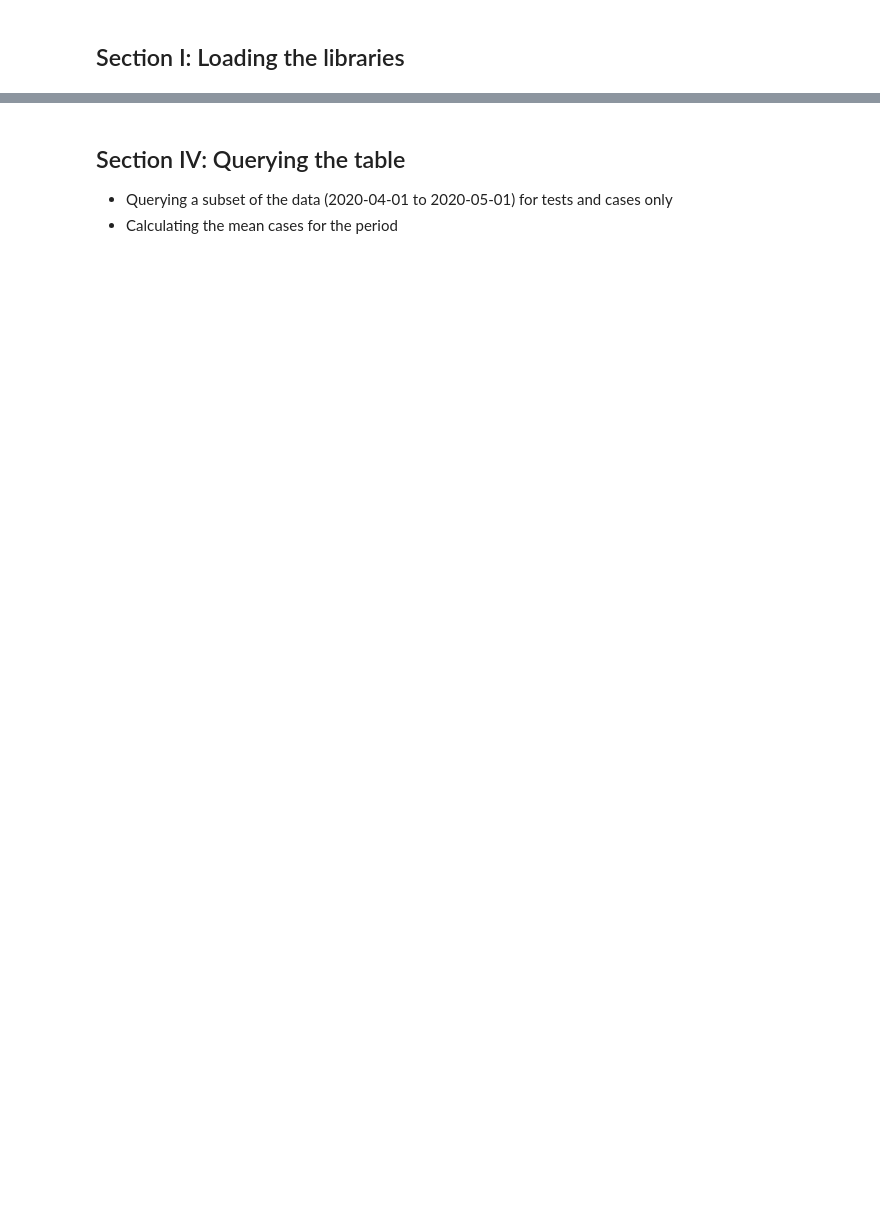
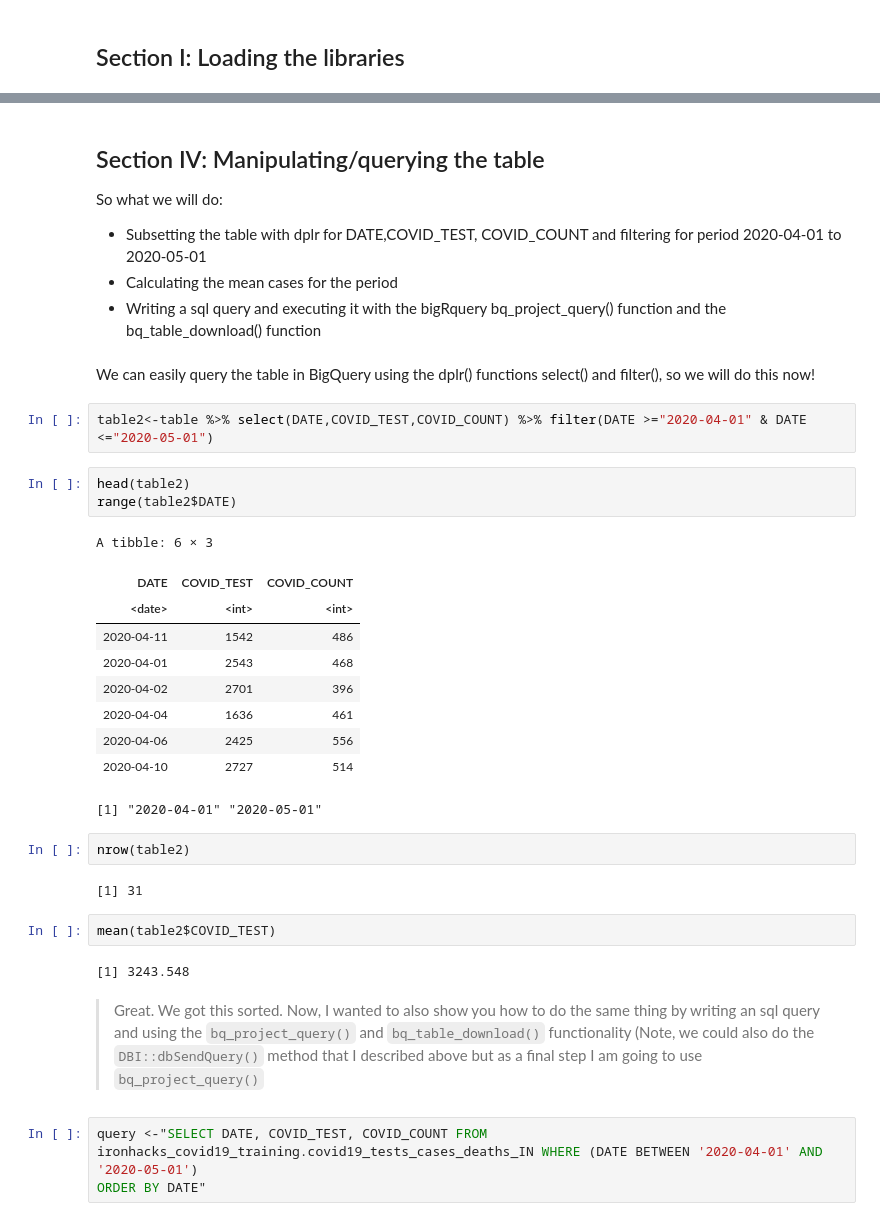
Before and after one commit to ironhacks/Tutorials-COVID-19, a Jupyter notebook: part-2/Part-II-BigQuery-and-notebookR.ipynb, the cells around one changed output, grey strips where cells are left out. Cells and saved outputs as stored; diff of their text form; blank space fills up the shorter version.

```diff
--- a/part-2/Part-II-BigQuery-and-notebookR.ipynb
+++ b/part-2/Part-II-BigQuery-and-notebookR.ipynb
@@ -44,4 +200,37 @@ TEXT JET TO COME
 # %% [markdown]
-## Section IV: Querying the table
-* Querying a subset of the data (2020-04-01 to 2020-05-01) for tests and cases only
+## Section IV: Manipulating/querying the table
+So what we will do:
+* Subsetting the table with dplr for DATE,COVID_TEST, COVID_COUNT and filtering for period 2020-04-01 to 2020-05-01
 * Calculating the mean cases for the period
+* Writing a sql query and executing it with the bigRquery bq_project_query() function and the bq_table_download() function
+# %% [markdown]
+We can easily query the table in BigQuery using the dplr() functions select() and filter(), so we will do this now!
+# %%
+table2<-table %>% select(DATE,COVID_TEST,COVID_COUNT) %>% filter(DATE >="2020-04-01" & DATE <="2020-05-01")
+# %%
+head(table2)
+range(table2$DATE)
+# %% [output]
+A tibble: 6 × 3
+| DATE | COVID_TEST | COVID_COUNT |
+| <date> | <int> | <int> |
+| 2020-04-11 | 1542 | 486 |
+| 2020-04-01 | 2543 | 468 |
+| 2020-04-02 | 2701 | 396 |
+| 2020-04-04 | 1636 | 461 |
+| 2020-04-06 | 2425 | 556 |
+| 2020-04-10 | 2727 | 514 |
+[1] "2020-04-01" "2020-05-01"
+# %%
+nrow(table2)
+# %% [output]
+[1] 31
+# %%
+mean(table2$COVID_TEST)
+# %% [output]
+[1] 3243.548
+# %% [markdown]
+> Great. We got this sorted. Now, I wanted to also show you how to do the same thing by writing an sql query and using the `bq_project_query()` and `bq_table_download()` functionality (Note, we could also do the `DBI::dbSendQuery()` method that I described above but as a final step I am going to use `bq_project_query()`
+# %%
+query <-"SELECT DATE, COVID_TEST, COVID_COUNT FROM ironhacks_covid19_training.covid19_tests_cases_deaths_IN WHERE (DATE BETWEEN '2020-04-01' AND '2020-05-01')
+ORDER BY DATE"
```
Also changed, not shown: parts of 43 cells of this notebook, 3 other files.
